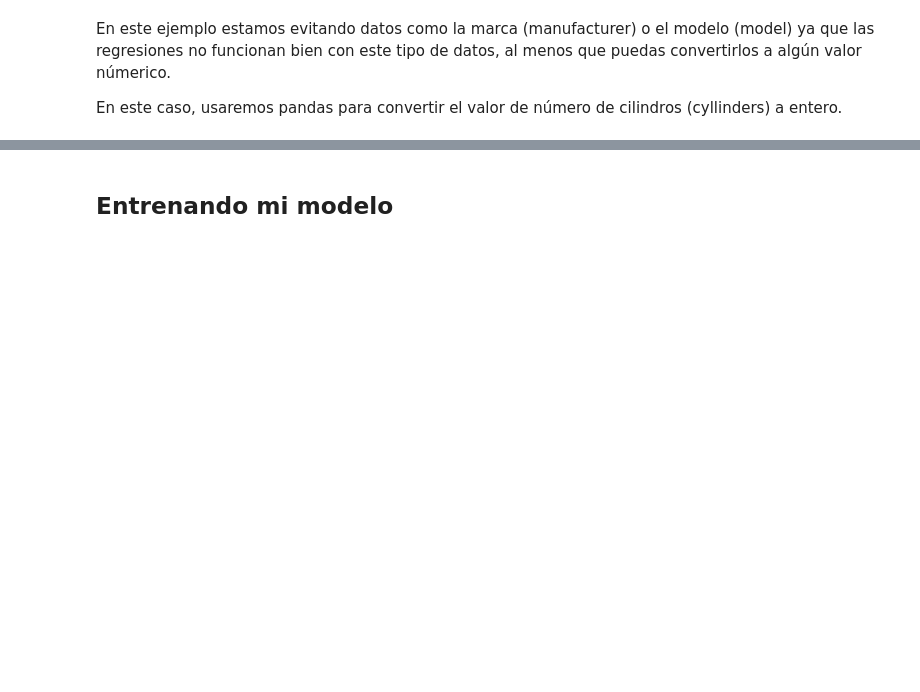
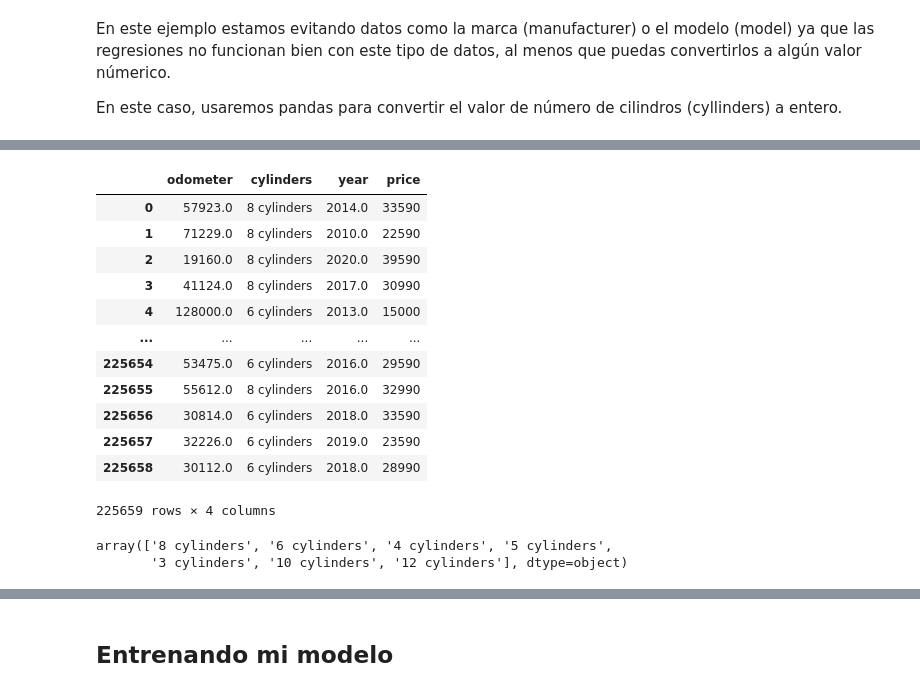
Before and after one commit to delgadofarid/data-science-intro-python, a Jupyter notebook: predictive-model/lab.ipynb, the cells around one changed output, grey strips where cells are left out. Saved outputs shown, nothing was run; the diff lists cells and outputs as text; code cells hidden in the pictures; blank space fills up the shorter version.

```diff
--- a/predictive-model/lab.ipynb
+++ b/predictive-model/lab.ipynb
@@ -22,0 +76,22 @@ En este caso, usaremos pandas para convertir el valor de número de cilindros (c
+# %%
+maindf = df[['odometer', 'cylinders', 'year', 'price']].copy()
+maindf
+# %% [output]
+|  | odometer | cylinders | year | price |
+| 0 | 57923.0 | 8 cylinders | 2014.0 | 33590 |
+| 1 | 71229.0 | 8 cylinders | 2010.0 | 22590 |
+| 2 | 19160.0 | 8 cylinders | 2020.0 | 39590 |
+| 3 | 41124.0 | 8 cylinders | 2017.0 | 30990 |
+| 4 | 128000.0 | 6 cylinders | 2013.0 | 15000 |
+| ... | ... | ... | ... | ... |
+| 225654 | 53475.0 | 6 cylinders | 2016.0 | 29590 |
+| 225655 | 55612.0 | 8 cylinders | 2016.0 | 32990 |
+| 225656 | 30814.0 | 6 cylinders | 2018.0 | 33590 |
+| 225657 | 32226.0 | 6 cylinders | 2019.0 | 23590 |
+| 225658 | 30112.0 | 6 cylinders | 2018.0 | 28990 |
+225659 rows × 4 columns
+# %%
+maindf['cylinders'].unique()
+# %% [output]
+array(['8 cylinders', '6 cylinders', '4 cylinders', '5 cylinders',
+       '3 cylinders', '10 cylinders', '12 cylinders'], dtype=object)
```
Also changed, not shown: parts of 16 cells of this notebook.
